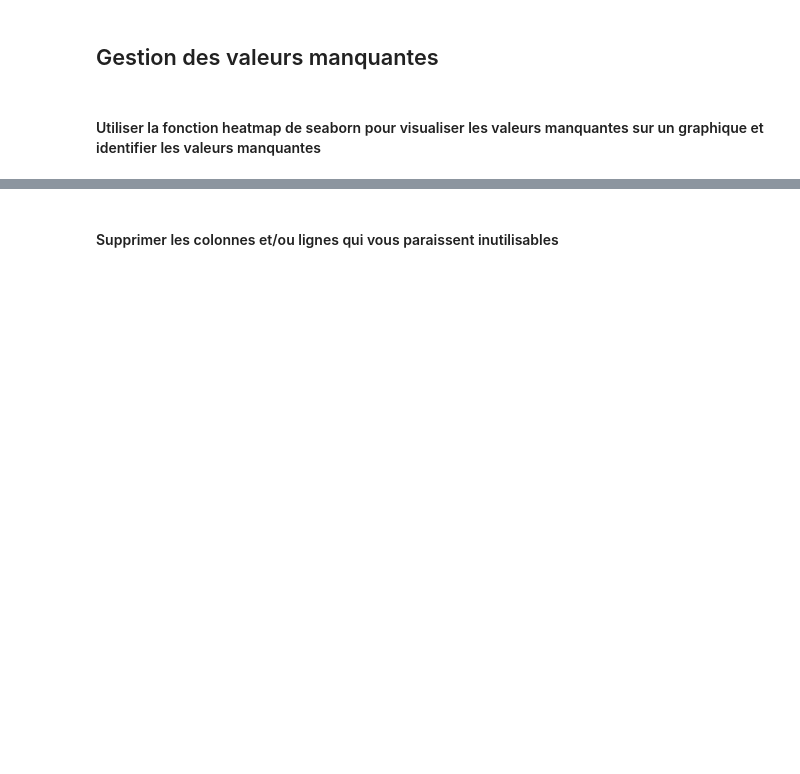
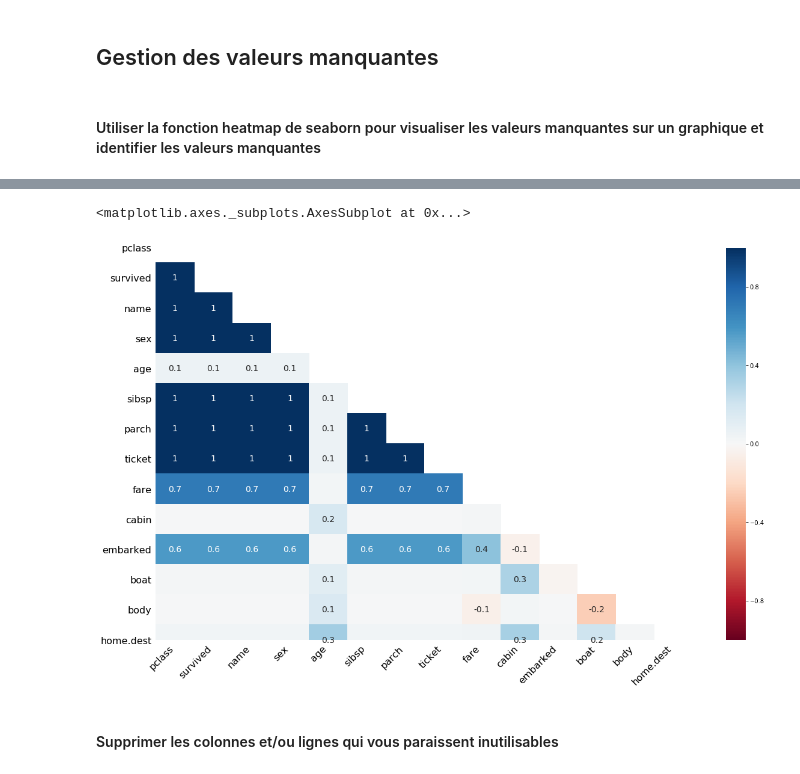
Before and after one commit to DROMZEE/titanic, a Jupyter notebook: Régression_logistique_Titanic.ipynb, the cells around one changed output, grey strips where cells are left out. Drawn from its saved outputs; the diff is of its cells as text; code cells hidden in the pictures; blank space fills up the shorter version.

```diff
--- a/Régression_logistique_Titanic.ipynb
+++ b/Régression_logistique_Titanic.ipynb
@@ -20,3 +108,8 @@ Vous aurez besoin de pandas, matplotlib, seaborn (et numpy ?)
+# %%
+msno.heatmap(titanic)
+# %% [output]
+<matplotlib.axes._subplots.AxesSubplot at 0x...>
+[figure, added]
 # %% [markdown]
 #### Supprimer les colonnes et/ou lignes qui vous paraissent inutilisables
 # %% [markdown]
```
Also changed, not shown: parts of 12 cells of this notebook, 2 other files.
